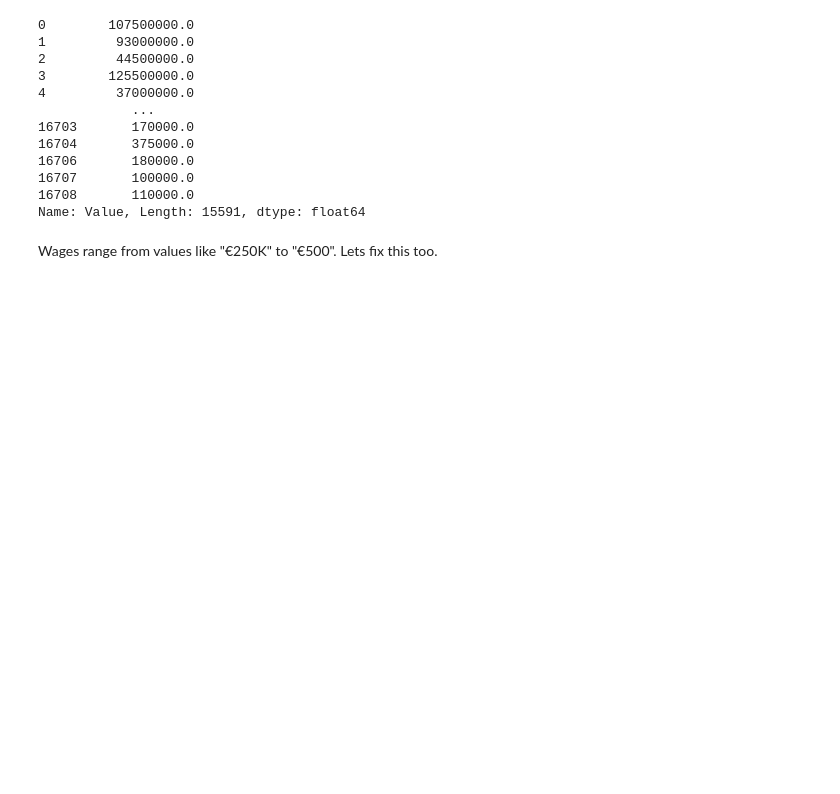
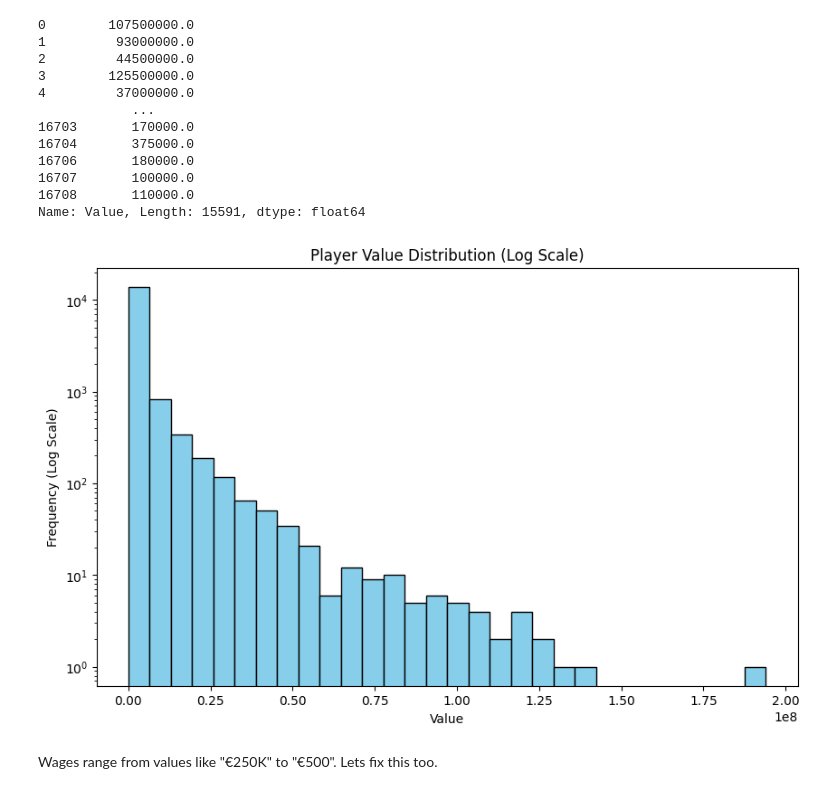
Before and after one commit to suhaib99/FIFA-Insights, a Jupyter notebook: EDA.ipynb, the cells around one changed output. Saved outputs shown, nothing was run; the diff lists cells and outputs as text; code cells hidden in the pictures; blank space fills up the shorter version.

```diff
--- a/EDA.ipynb
+++ b/EDA.ipynb
@@ -47,7 +57,7 @@ memory usage: 8.3+ MB
 # %%
 columns_to_drop = ['ID', 'Photo', 'Flag', 'Club Logo', 'Special', 'International Reputation',
                    'Work Rate', 'Body Type', 'Real Face', 'Jersey Number', 'Joined', 'Loaned From',
-                    'Contract Valid Until', 'Release Clause', 'Marking']
+                    'Contract Valid Until', 'Release Clause', 'Best Overall Rating']
 
 # Check if the columns exist in the DataFrame before dropping them
 columns_exist = all(col in fifa.columns for col in columns_to_drop)
@@ -80,8 +90,8 @@ memory usage: 6.4+ MB
 # Define a list of representations of missing values
 missing_values = [np.nan, 'NA', '']
 # Drop rows where the 'Club' column contains missing values
-no_na_fifa2 = fifa.dropna(subset=['Club', 'Volleys', 'DefensiveAwareness'], how='any')
-fifa = no_na_fifa2
+test_fifa = fifa.dropna(subset=['Club', 'Volleys', 'DefensiveAwareness'], how='any')
+fifa = test_fifa
 # Now 'fifa' contains only rows where the 'Club' column is not missing
 fifa.info()
 # %% [output]
@@ -147,6 +157,17 @@ fifa.Value
 16707       100000.0
 16708       110000.0
 Name: Value, Length: 15591, dtype: float64
+# %%
+import matplotlib.pyplot as plt
+
+plt.figure(figsize=(10, 6))
+plt.hist(fifa['Value'], bins=30, color='skyblue', edgecolor='black', log=True)
+plt.title('Player Value Distribution (Log Scale)')
+plt.xlabel('Value')
+plt.ylabel('Frequency (Log Scale)')
+plt.show()
+# %% [output]
+[figure, added]
 # %% [markdown]
 Wages range from values like "€250K" to "€500". Lets fix this too.
 # %%
```
Also changed, not shown: parts of 20 cells of this notebook.
